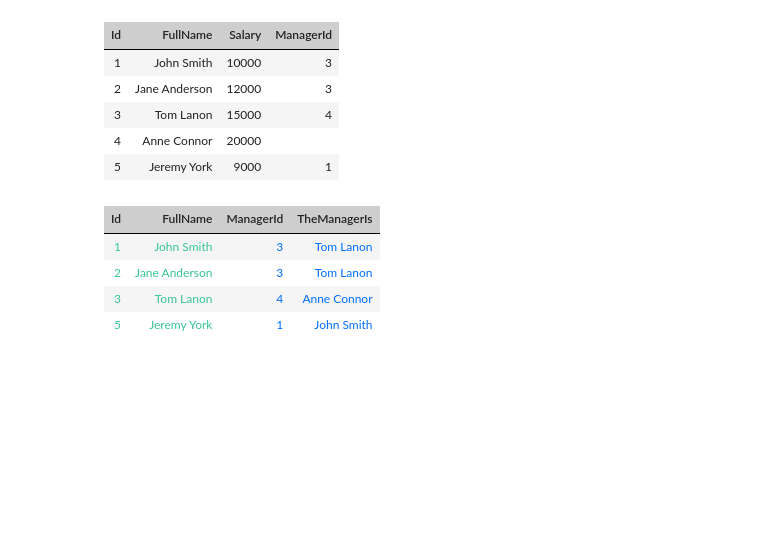
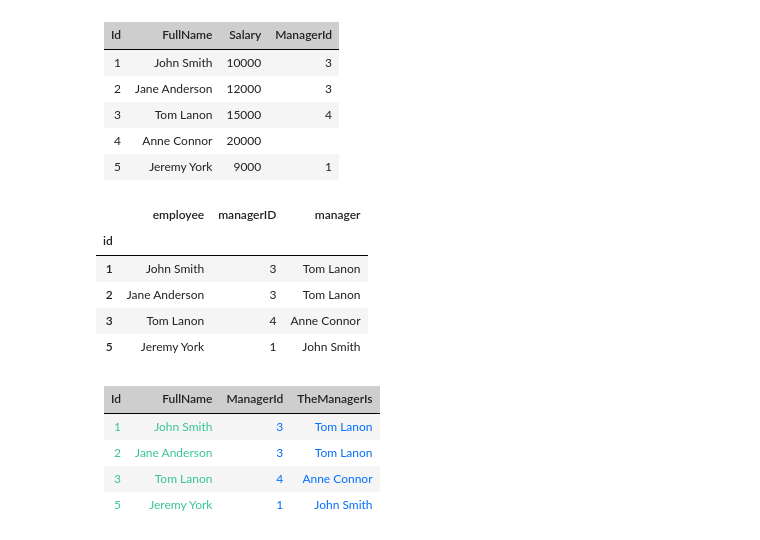
Before and after one commit to Ironhack-data-bcn-feb-2023/lectures, a Jupyter notebook: module-2/01-SQL & SQL through python.ipynb, the cells around one changed output. Drawn from its saved outputs; the diff is of its cells as text; code cells hidden in the pictures; blank space fills up the shorter version.

```diff
--- a/module-2/01-SQL & SQL through python.ipynb
+++ b/module-2/01-SQL & SQL through python.ipynb
@@ -571,19 +571,26 @@ engine.execute("""
 # %%
 dbName = "HR"
 connectionData=f"mysql+pymysql://root:{password}@localhost/{dbName}"
 engine = alch.create_engine(connectionData)
 
 self_join = """
 SELECT originalTable.id, originalTable.fullname as employee,
 fictionalTable.id as managerID,
 fictionalTable.fullname as manager
 FROM employees AS originalTable
     JOIN employees AS fictionalTable
     ON originalTable.ManagerId = fictionalTable.id
 order by  originalTable.id;
 """
 
-pd.read_sql_query(self_join, engine).reset_index("id")
+pd.read_sql_query(self_join, engine,  index_col="id")
+# %% [output]
+|  | employee | managerID | manager |
+| id |  |  |  |
+| 1 | John Smith | 3 | Tom Lanon |
+| 2 | Jane Anderson | 3 | Tom Lanon |
+| 3 | Tom Lanon | 4 | Anne Connor |
+| 5 | Jeremy York | 1 | John Smith |
 # %% [markdown]
 <table cellspacing="0" summary="">
 <thead>
```
Also changed, not shown: parts of 55 cells of this notebook.
